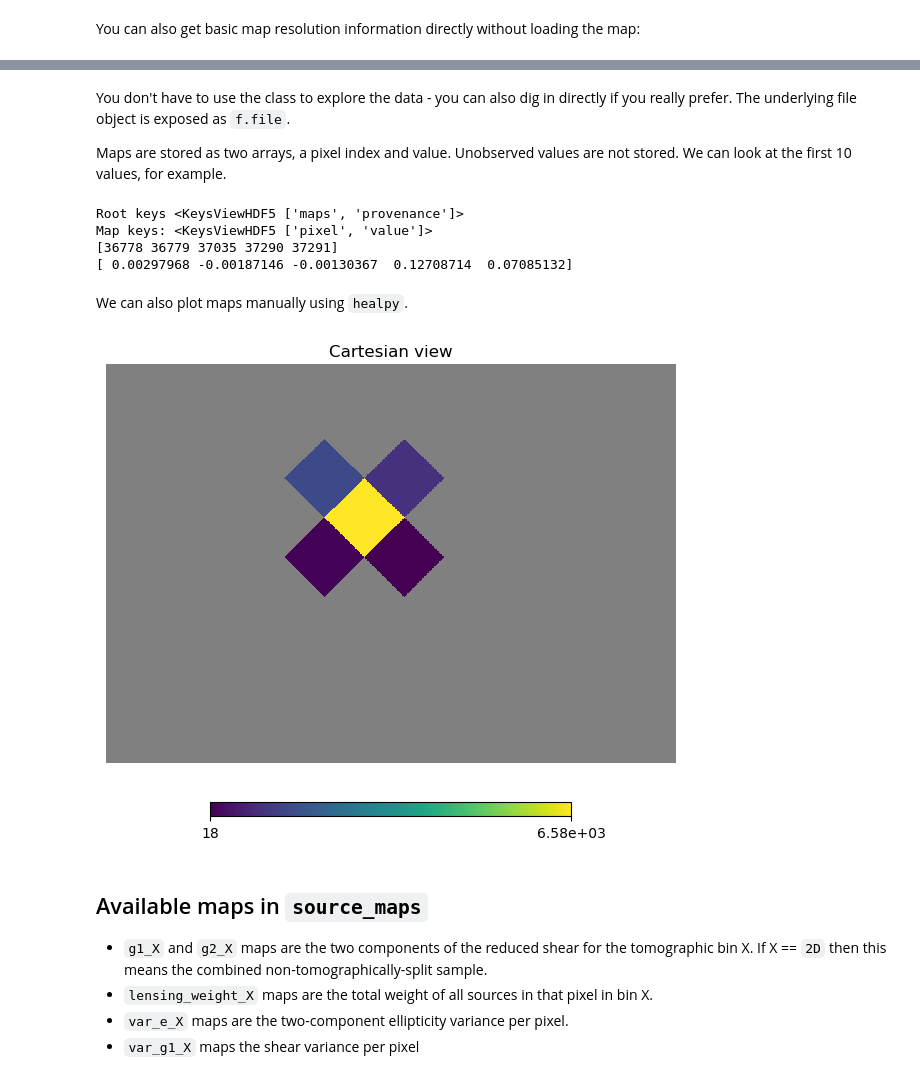
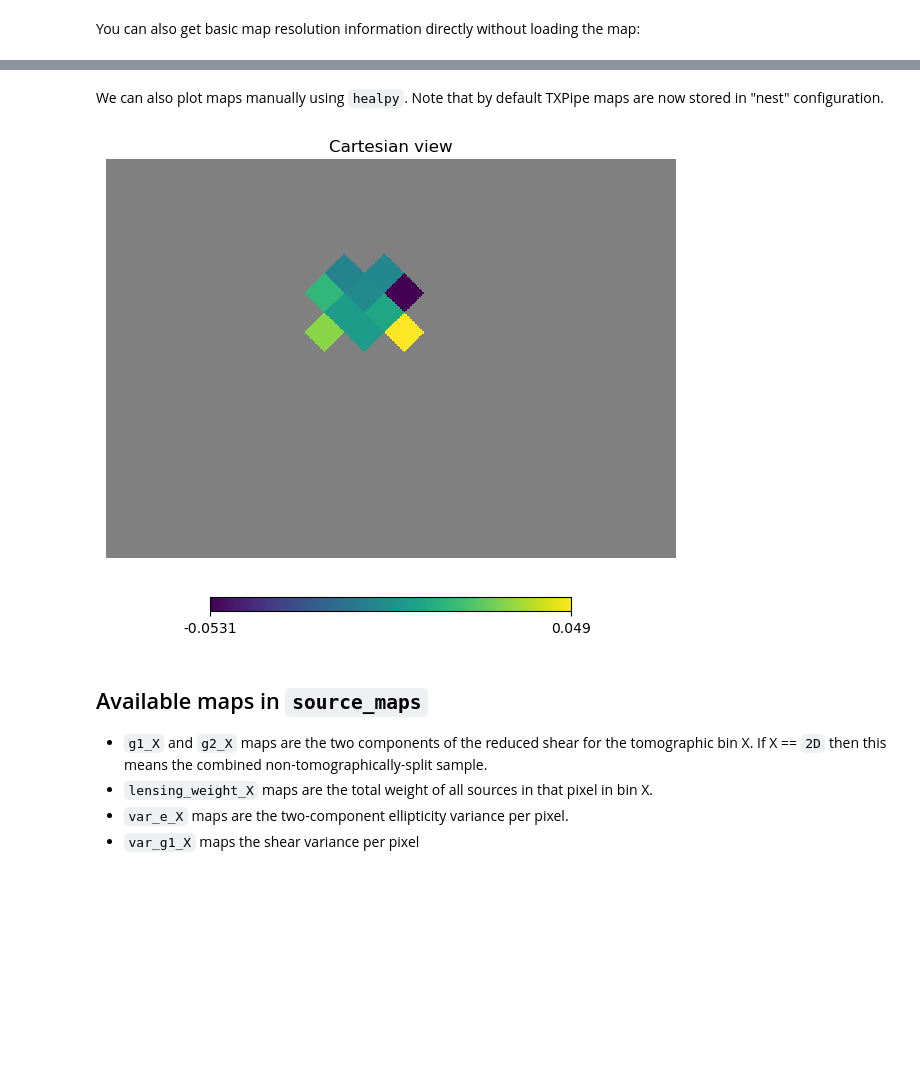
Before and after one commit to LSSTDESC/TXPipe, a Jupyter notebook: notebooks/Welcome to TXPipe.ipynb, the cells around one changed output, grey strips where cells are left out. Saved outputs shown, nothing was run; the diff lists cells and outputs as text; code cells hidden in the pictures; blank space fills up the shorter version.

```diff
--- a/notebooks/Welcome to TXPipe.ipynb
+++ b/notebooks/Welcome to TXPipe.ipynb
@@ -445,29 +442,13 @@ f.read_map_info("g1_1")
  'pixelization': 'healpix',
  'ra_cent': np.float64(nan),
  'sparse': np.True_}
-# %% [markdown]
-You don't have to use the class to explore the data - you can also dig in directly if you really prefer. The underlying file object is exposed as `f.file`.
-
-Maps are stored as two arrays, a pixel index and value. Unobserved values are not stored. We can look at the first 10 values, for example.
-# %%
-print("Root keys", f.file.keys())
-
-group = f.file["maps/g1_0"]
-print("Map keys:", group.keys())
-print(f.file["maps/g1_0/pixel"][:10])
-print(f.file["maps/g1_0/value"][:10])
-# %% [output]
-Root keys <KeysViewHDF5 ['maps', 'provenance']>
-Map keys: <KeysViewHDF5 ['pixel', 'value']>
-[36778 36779 37035 37290 37291]
-[ 0.00297968 -0.00187146 -0.00130367  0.12708714  0.07085132]
 # %% [markdown]
-We can also plot maps manually using `healpy`.
+We can also plot maps manually using `healpy`. Note that by default TXPipe maps are now stored in "nest" configuration.
 # %%
-m = f.read_map("lensing_weight_2D")
-healpy.cartview(m, lonra=[55,65], latra=[-35, -28])
+m = f.read_map_healpix("g1_3")
+healpy.cartview(m, lonra=[55,65], latra=[-35, -28], nest=True)
 # %% [output]
-[figure, old version]
+[figure, new version]
 # %% [markdown]
 ## Available maps in `source_maps`
 
```
Also changed, not shown: parts of 20 cells of this notebook, 1 other file.
